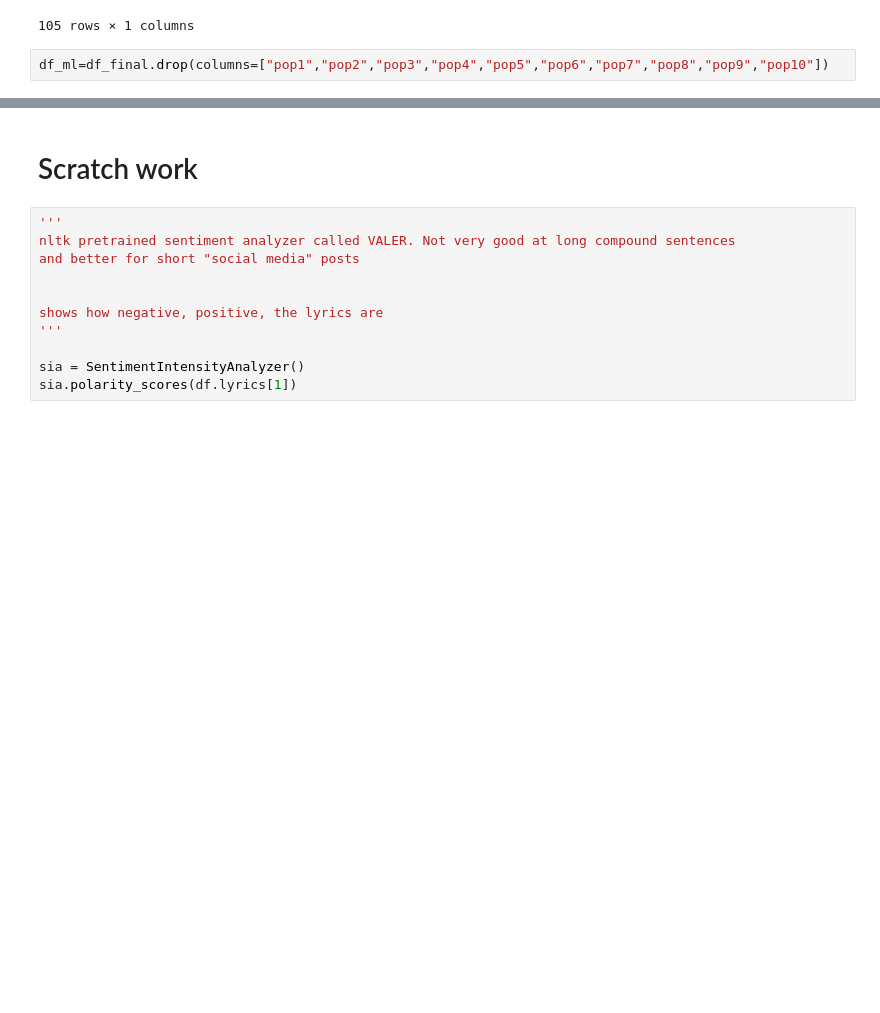
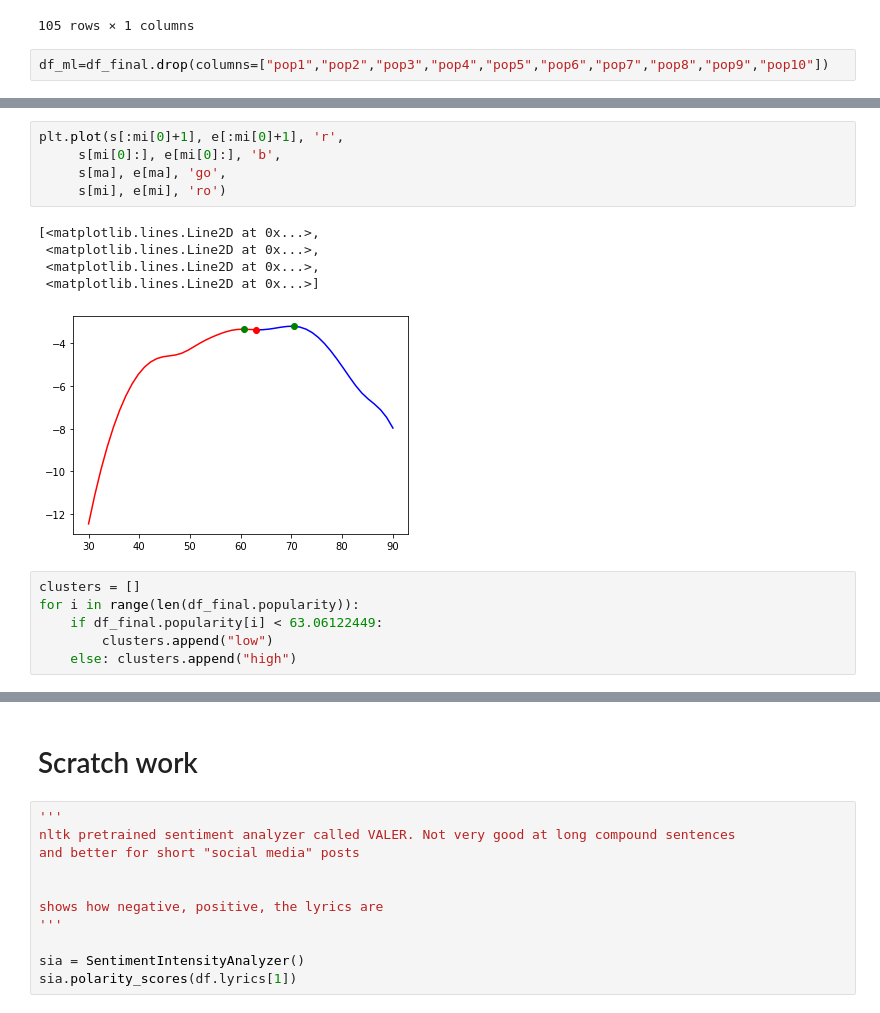
Before and after one commit to the-data-science-union/DSU-S2022-BTS, a Jupyter notebook: NLP_Song_Lyrics.ipynb, the cells around one changed output, grey strips where cells are left out. Saved outputs shown, nothing was run; the diff lists cells and outputs as text; blank space fills up the shorter version.

```diff
--- a/NLP_Song_Lyrics.ipynb
+++ b/NLP_Song_Lyrics.ipynb
@@ -377,0 +439,17 @@ df_ml.head()
+# %%
+plt.plot(s[:mi[0]+1], e[:mi[0]+1], 'r',
+     s[mi[0]:], e[mi[0]:], 'b',
+     s[ma], e[ma], 'go',
+     s[mi], e[mi], 'ro')
+# %% [output]
+[<matplotlib.lines.Line2D at 0x...>,
+ <matplotlib.lines.Line2D at 0x...>,
+ <matplotlib.lines.Line2D at 0x...>,
+ <matplotlib.lines.Line2D at 0x...>]
+[figure, added]
+# %%
+clusters = []
+for i in range(len(df_final.popularity)):
+    if df_final.popularity[i] < 63.06122449:
+        clusters.append("low")
+    else: clusters.append("high")
```
Also changed, not shown: parts of 22 cells of this notebook.
